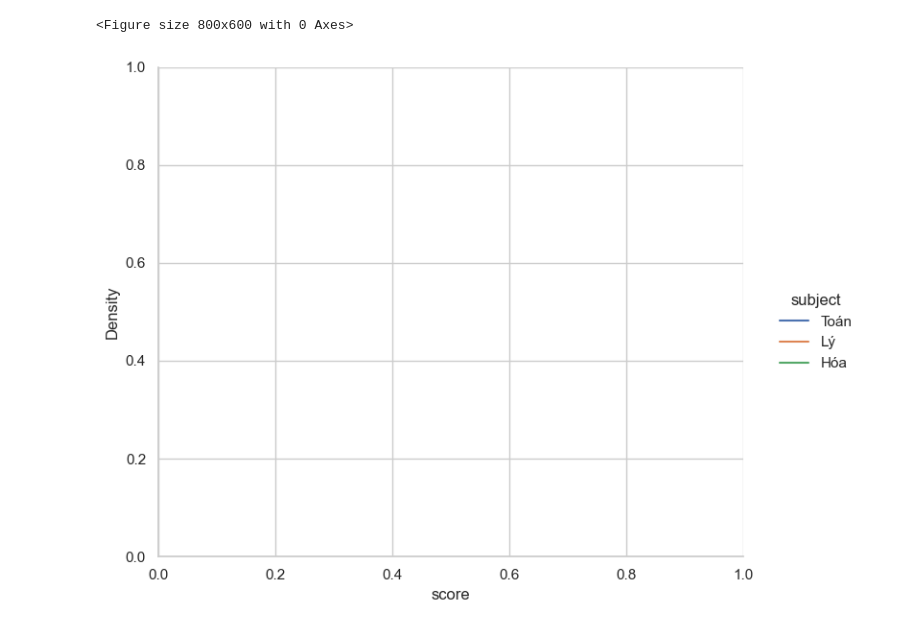
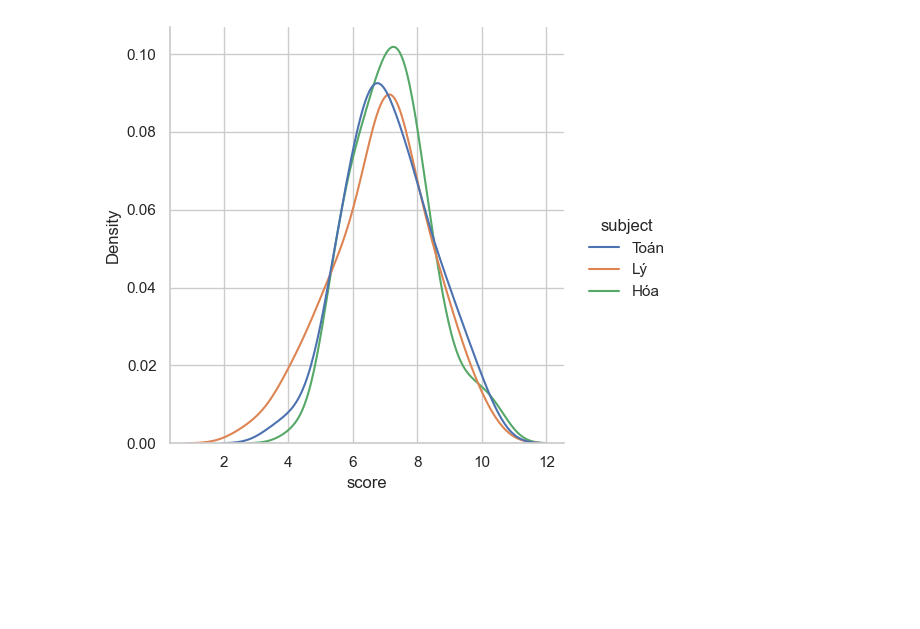
Before and after one commit to lananh243/IT208_Session10, a Jupyter notebook: excercise.ipynb, the cells around one changed output. Cells and saved outputs as stored; diff of their text form; code cells hidden in the pictures; blank space fills up the shorter version.

```diff
--- a/excercise.ipynb
+++ b/excercise.ipynb
@@ -27,23 +27,21 @@ plt.show()
 # %%
 # Bài 2:
 import pandas as pd
 import seaborn as sns
 import matplotlib.pyplot as plt
 
-data = {
-    "subject": ['Toán', "Lý", "Hóa"],
-    "score": [9, 7.6, 8]
-}
+subject = ['Toán', "Lý", "Hóa"],
+score = np.random.normal(7, 1.5, 300)
+subject_col = np.repeat(subject, 100)
 
-df = pd.DataFrame(data)
+df = pd.DataFrame({
+    "subject": subject_col,
+    "score": score
+})
 
 sns.set_theme(style="whitegrid")
-
-plt.figure(figsize=(8, 6))
-
 sns.displot(df, x='score', hue='subject', kind='kde')
 
 plt.show()
 # %% [output]
-<Figure size 800x600 with 0 Axes>
-[figure, old version]
+[figure, new version]
```
Also changed, not shown: parts of 7 cells of this notebook.
